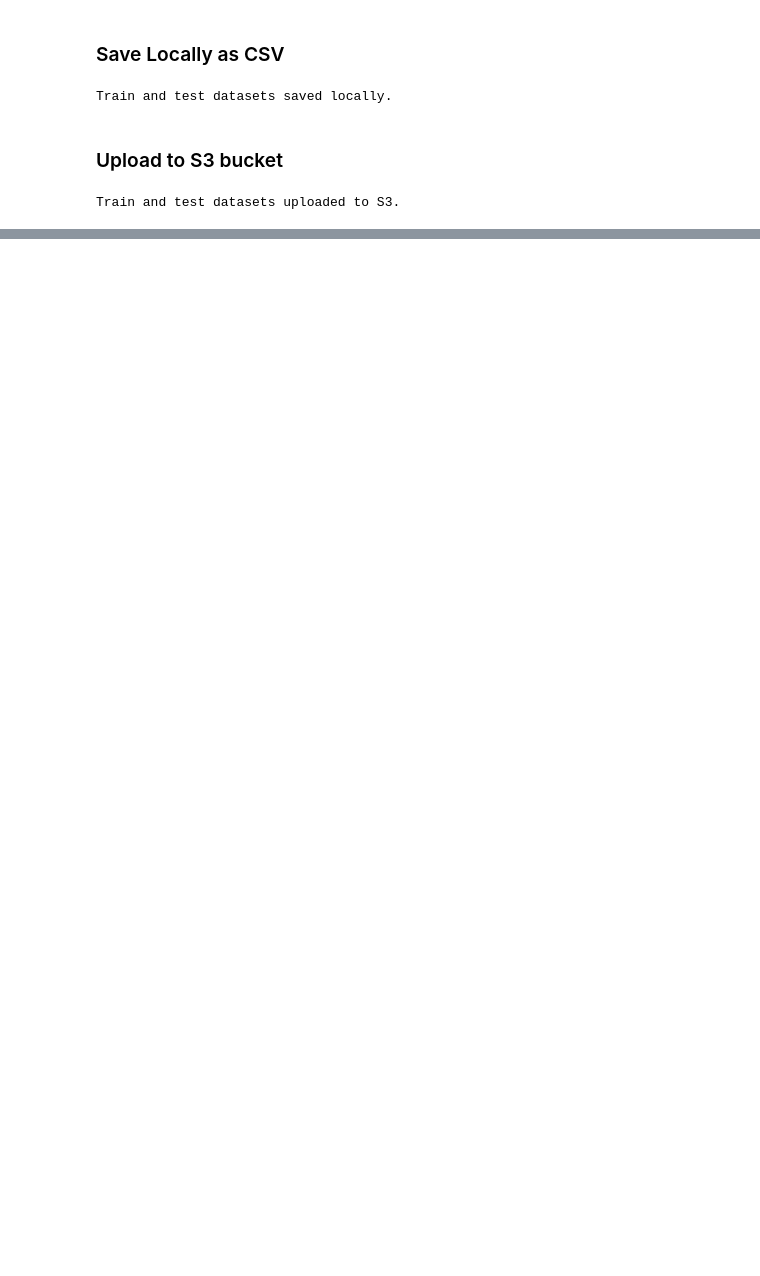
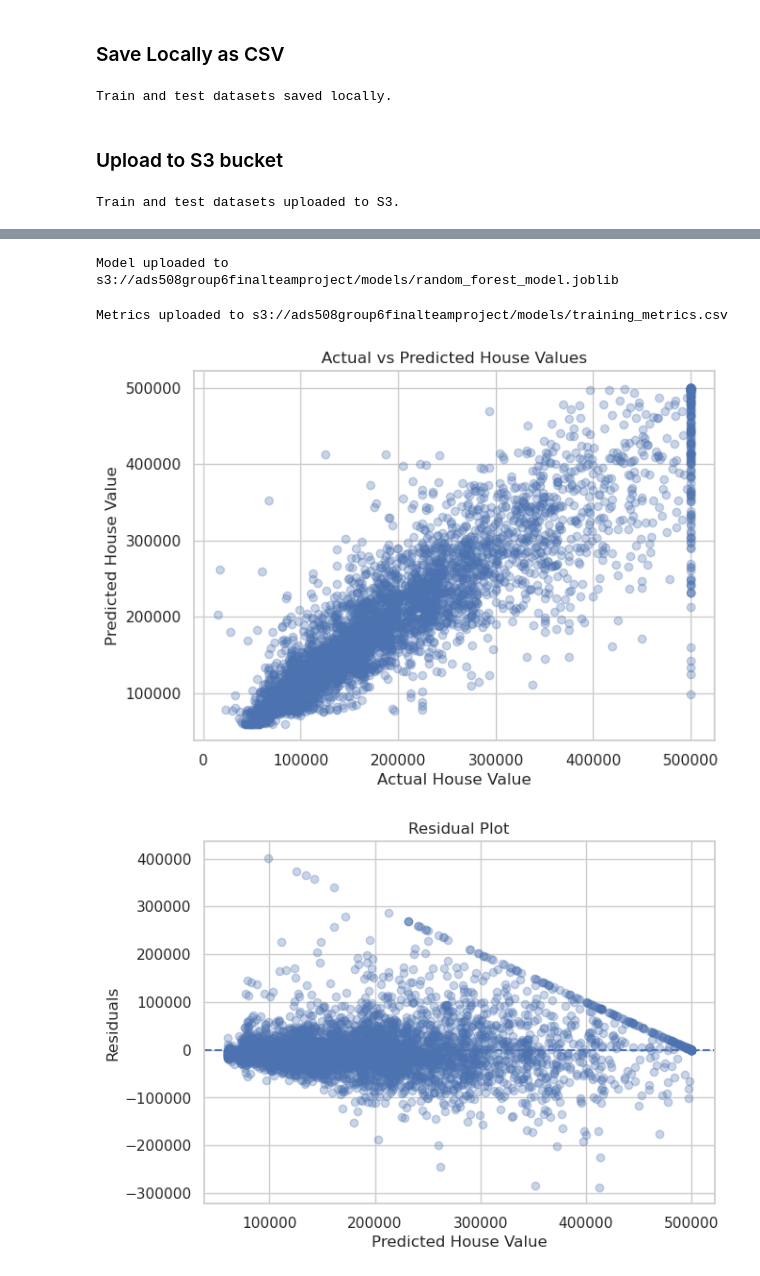
Before and after one commit to Deepking1996/ADS-508_Group_6_Final_Team_Project-, a Jupyter notebook: Data_Exploration.ipynb, the cells around one changed output, grey strips where cells are left out. Drawn from its saved outputs; the diff is of its cells as text; code cells hidden in the pictures; blank space fills up the shorter version.

```diff
--- a/Data_Exploration.ipynb
+++ b/Data_Exploration.ipynb
@@ -314,0 +397,17 @@ Train and test datasets uploaded to S3.
+# %%
+# -------------------------------
+# Evaluate Model
+# -------------------------------
+# We use MAE, RMSE, and R2 because this is a regression problem.
+
+predictions = rf_model.predict(X_test)
+
+mae = mean_absolute_error(y_test, predictions)
+rmse = np.sqrt(mean_squared_error(y_test, predictions))
+r2 = r2_score(y_test, predictions)
+
+print("Evaluation Results")
+print("------------------")
+print("MAE :", round(mae, 2))
+print("RMSE:", round(rmse, 2))
+print("R2  :", round(r2, 4))
@@ -314,0 +455,55 @@ Train and test datasets uploaded to S3.
+# %%
+bucket_name = "ads508group6finalteamproject"
+
+# Save model locally
+model_filename = "random_forest_model.joblib"
+joblib.dump(rf_model, model_filename)
+
+# Upload model to S3
+model_key = "models/random_forest_model.joblib"
+s3.upload_file(model_filename, bucket_name, model_key)
+
+print(f"Model uploaded to s3://{bucket_name}/{model_key}")
+# %% [output]
+Model uploaded to s3://ads508group6finalteamproject/models/random_forest_model.joblib
+# %%
+# -------------------------------
+# Save Evaluation Metrics
+# -------------------------------
+
+metrics_df = pd.DataFrame({
+    "Metric": ["MAE", "RMSE", "R2"],
+    "Value": [mae, rmse, r2]
+})
+
+metrics_file = "training_metrics.csv"
+metrics_df.to_csv(metrics_file, index=False)
+
+metrics_s3_key = "models/training_metrics.csv"
+s3.upload_file(metrics_file, bucket_name, metrics_s3_key)
+
+print(f"Metrics uploaded to s3://{bucket_name}/{metrics_s3_key}")
+# %% [output]
+Metrics uploaded to s3://ads508group6finalteamproject/models/training_metrics.csv
+# %%
+# Actual vs Predicted
+plt.figure(figsize=(7,5))
+plt.scatter(y_test, predictions, alpha=0.3)
+plt.xlabel("Actual House Value")
+plt.ylabel("Predicted House Value")
+plt.title("Actual vs Predicted House Values")
+plt.show()
+
+# Residuals
+residuals = y_test - predictions
+
+plt.figure(figsize=(7,5))
+plt.scatter(predictions, residuals, alpha=0.3)
+plt.axhline(y=0, linestyle="--")
+plt.xlabel("Predicted House Value")
+plt.ylabel("Residuals")
+plt.title("Residual Plot")
+plt.show()
+# %% [output]
+[figure, added]
+[figure, added]
```
Also changed, not shown: parts of 9 cells of this notebook.
